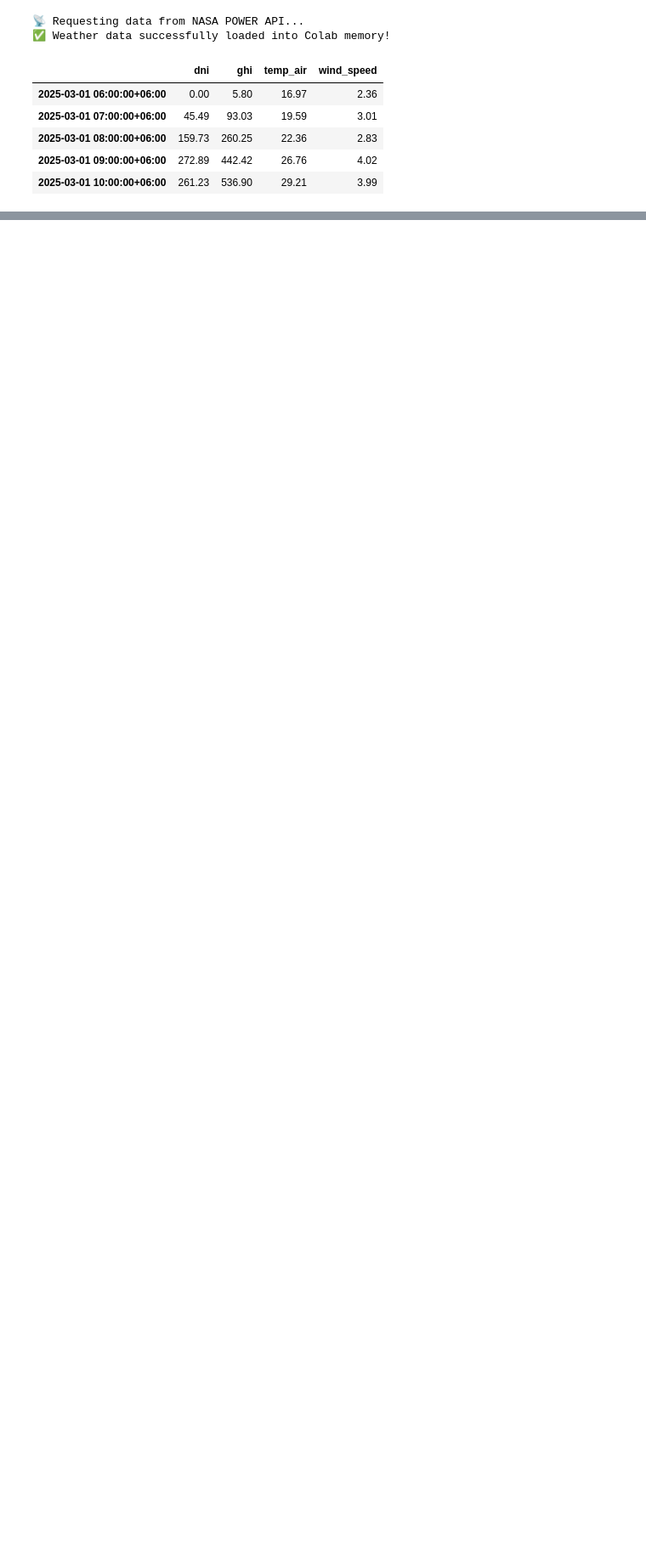
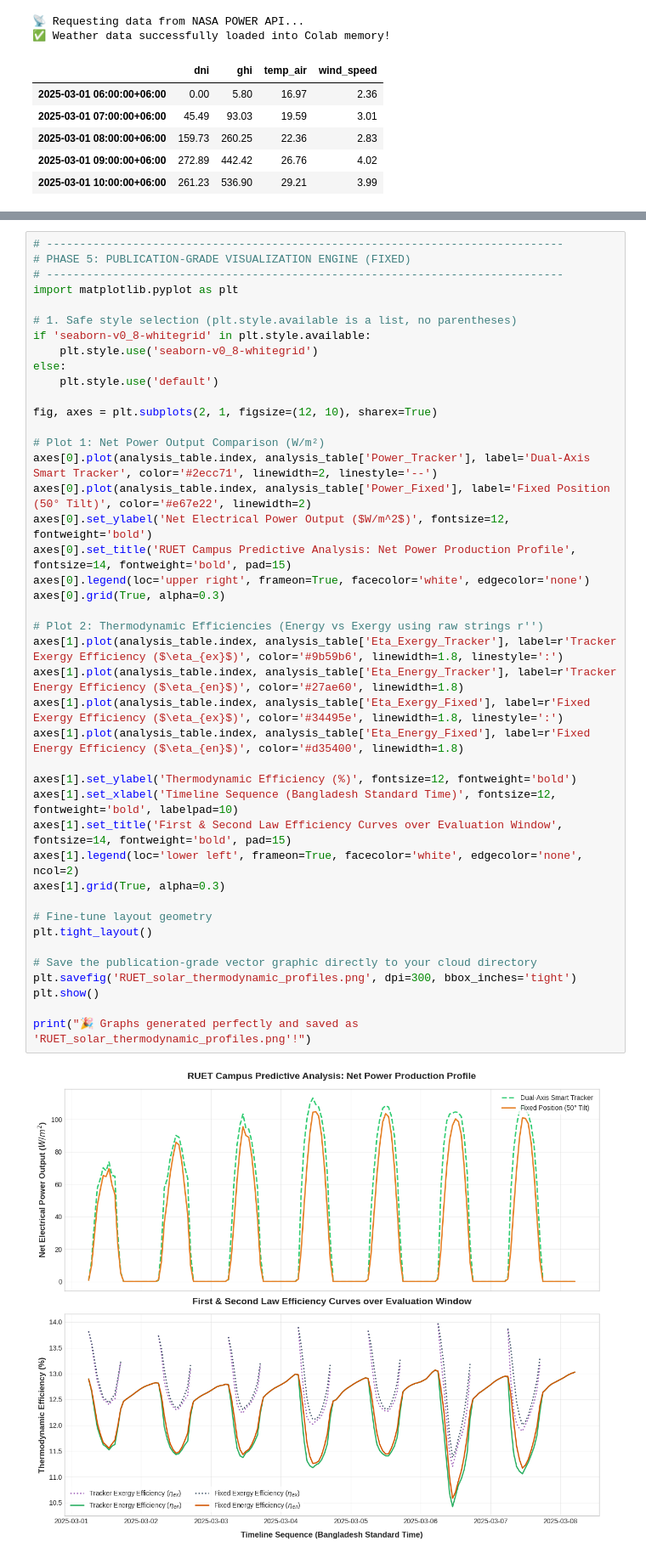
Before and after one commit to Milu-BD/solar-tracker-predictive-engine, a Jupyter notebook: predictive_engine.ipynb, the cells around one changed output, grey strips where cells are left out. Shown at 85% size. Saved outputs shown, nothing was run; the diff lists cells and outputs as text; blank space fills up the shorter version.

```diff
--- a/predictive_engine.ipynb
+++ b/predictive_engine.ipynb
@@ -53,0 +206,44 @@ weather_data[['dni', 'ghi', 'temp_air', 'wind_speed']].head()
+# %%
+# ------------------------------------------------------------------------------
+# PHASE 5: PUBLICATION-GRADE VISUALIZATION ENGINE (FIXED)
+# ------------------------------------------------------------------------------
+import matplotlib.pyplot as plt
+
+# 1. Safe style selection (plt.style.available is a list, no parentheses)
+if 'seaborn-v0_8-whitegrid' in plt.style.available:
+    plt.style.use('seaborn-v0_8-whitegrid')
+else:
+    plt.style.use('default')
+
+fig, axes = plt.subplots(2, 1, figsize=(12, 10), sharex=True)
+
+# Plot 1: Net Power Output Comparison (W/m²)
+axes[0].plot(analysis_table.index, analysis_table['Power_Tracker'], label='Dual-Axis Smart Tracker', color='#2ecc71', linewidth=2, linestyle='--')
+axes[0].plot(analysis_table.index, analysis_table['Power_Fixed'], label='Fixed Position (50° Tilt)', color='#e67e22', linewidth=2)
+axes[0].set_ylabel('Net Electrical Power Output ($W/m^2$)', fontsize=12, fontweight='bold')
+axes[0].set_title('RUET Campus Predictive Analysis: Net Power Production Profile', fontsize=14, fontweight='bold', pad=15)
+axes[0].legend(loc='upper right', frameon=True, facecolor='white', edgecolor='none')
+axes[0].grid(True, alpha=0.3)
+
+# Plot 2: Thermodynamic Efficiencies (Energy vs Exergy using raw strings r'')
+axes[1].plot(analysis_table.index, analysis_table['Eta_Exergy_Tracker'], label=r'Tracker Exergy Efficiency ($\eta_{ex}$)', color='#9b59b6', linewidth=1.8, linestyle=':')
+axes[1].plot(analysis_table.index, analysis_table['Eta_Energy_Tracker'], label=r'Tracker Energy Efficiency ($\eta_{en}$)', color='#27ae60', linewidth=1.8)
+axes[1].plot(analysis_table.index, analysis_table['Eta_Exergy_Fixed'], label=r'Fixed Exergy Efficiency ($\eta_{ex}$)', color='#34495e', linewidth=1.8, linestyle=':')
+axes[1].plot(analysis_table.index, analysis_table['Eta_Energy_Fixed'], label=r'Fixed Energy Efficiency ($\eta_{en}$)', color='#d35400', linewidth=1.8)
+
+axes[1].set_ylabel('Thermodynamic Efficiency (%)', fontsize=12, fontweight='bold')
+axes[1].set_xlabel('Timeline Sequence (Bangladesh Standard Time)', fontsize=12, fontweight='bold', labelpad=10)
+axes[1].set_title('First & Second Law Efficiency Curves over Evaluation Window', fontsize=14, fontweight='bold', pad=15)
+axes[1].legend(loc='lower left', frameon=True, facecolor='white', edgecolor='none', ncol=2)
+axes[1].grid(True, alpha=0.3)
+
+# Fine-tune layout geometry
+plt.tight_layout()
+
+# Save the publication-grade vector graphic directly to your cloud directory
+plt.savefig('RUET_solar_thermodynamic_profiles.png', dpi=300, bbox_inches='tight')
+plt.show()
+
+print("🎉 Graphs generated perfectly and saved as 'RUET_solar_thermodynamic_profiles.png'!")
+# %% [output]
+[figure, added]
```
Also changed, not shown: parts of 3 cells of this notebook.
